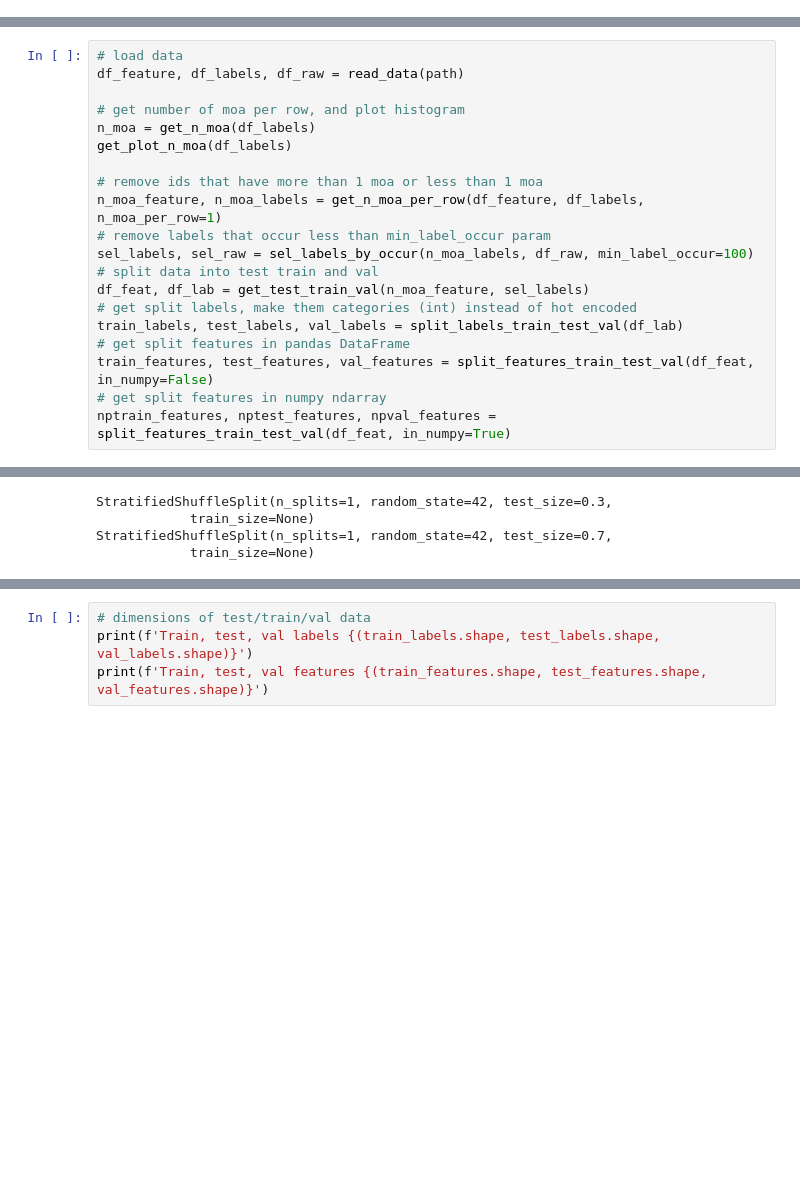
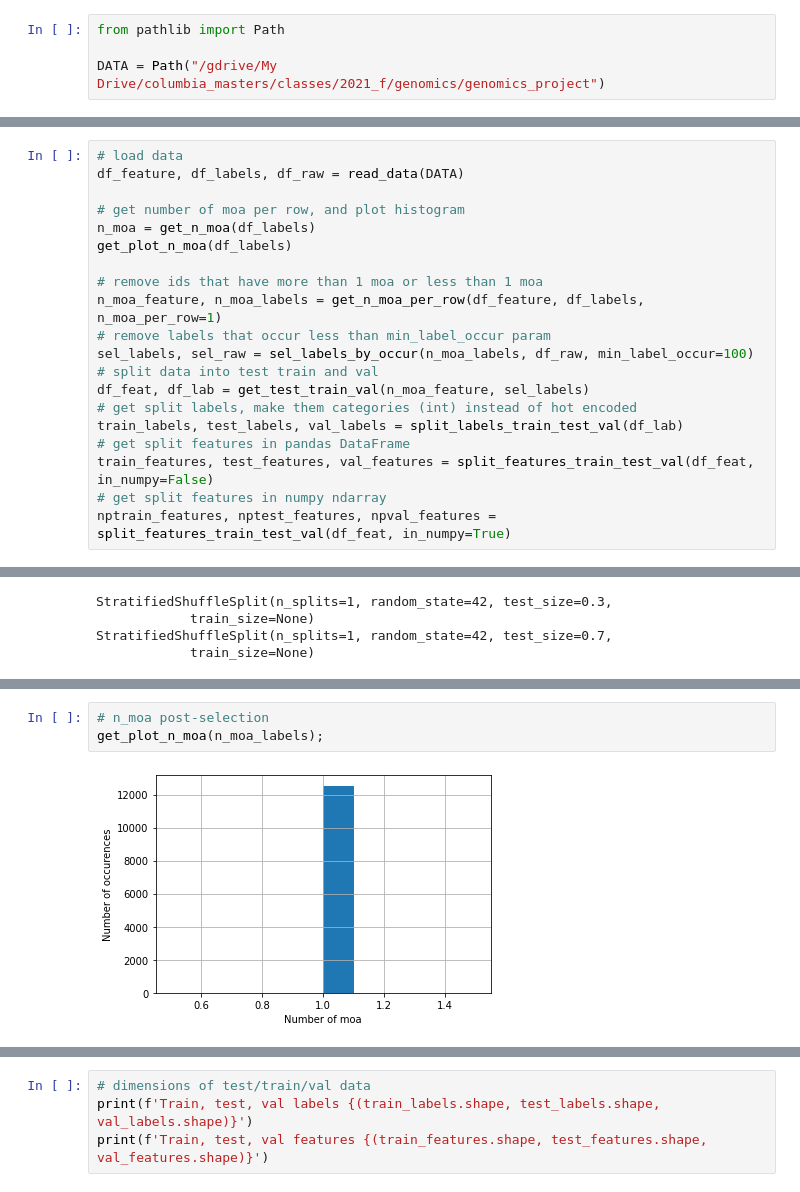
Before and after one commit to maestapereira/2021f_genomics_project, a Jupyter notebook: main.ipynb, the cells around one changed output, grey strips where cells are left out. Saved outputs shown, nothing was run; the diff lists cells and outputs as text; blank space fills up the shorter version.

```diff
--- a/main.ipynb
+++ b/main.ipynb
@@ -12,0 +93,4 @@ path=Path('C:/Users/smaes/OneDrive/to_be_desktop/columbia_masters/2021_f/genomic
+# %%
+from pathlib import Path
+
+DATA = Path("/gdrive/My Drive/columbia_masters/classes/2021_f/genomics/genomics_project")
@@ -13,6 +109,6 @@ path=Path('C:/Users/smaes/OneDrive/to_be_desktop/columbia_masters/2021_f/genomic
 # %%
 # load data
-df_feature, df_labels, df_raw = read_data(path)
+df_feature, df_labels, df_raw = read_data(DATA)
 
 # get number of moa per row, and plot histogram
 n_moa = get_n_moa(df_labels)
@@ -38,0 +174,5 @@ StratifiedShuffleSplit(n_splits=1, random_state=42, test_size=0.7,
+# %%
+# n_moa post-selection
+get_plot_n_moa(n_moa_labels);
+# %% [output]
+[figure, added]
```
Also changed, not shown: parts of 107 cells of this notebook, 13 other files.
